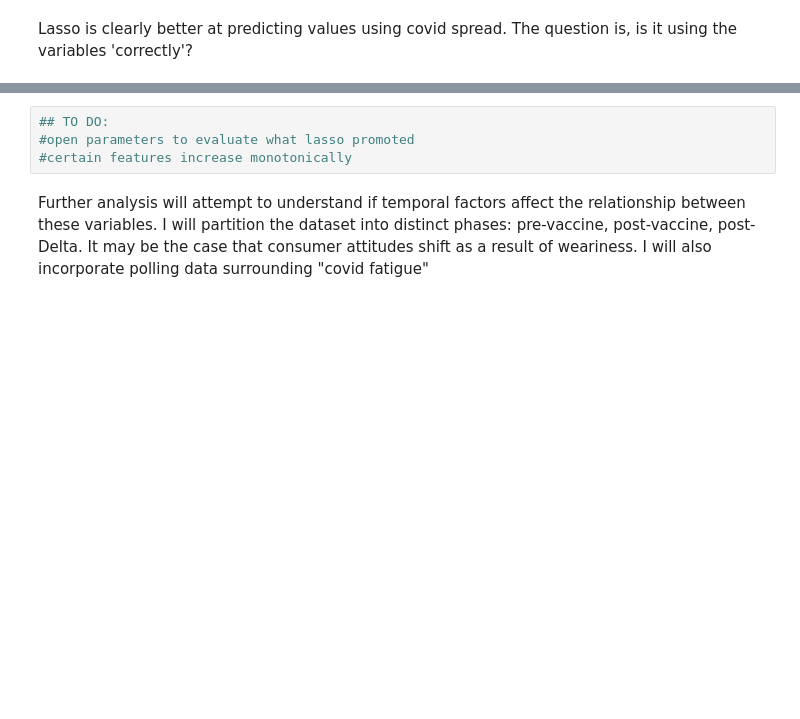
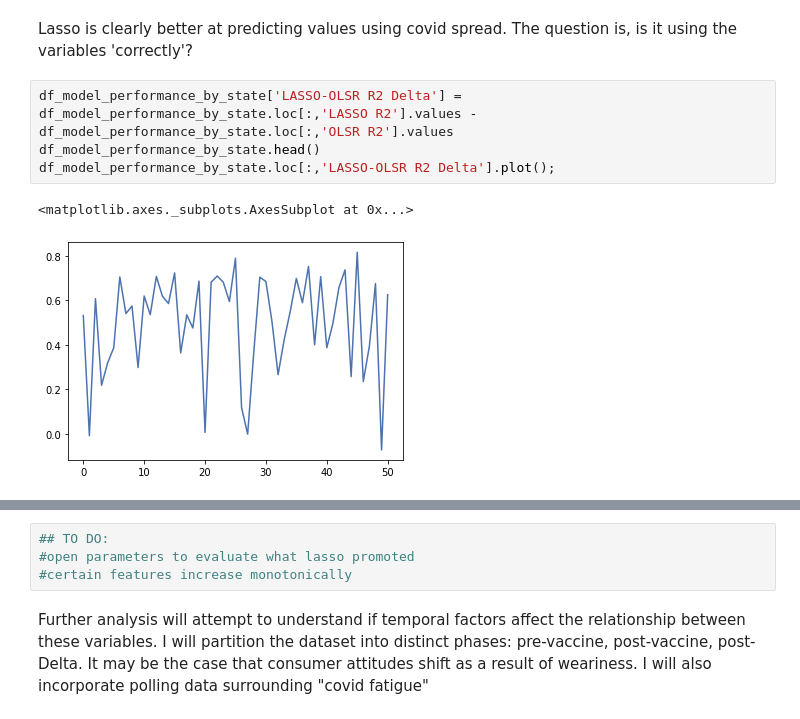
Before and after one commit to cjohnsoncruz/covid_spread_and_business_revenue, a Jupyter notebook: Quantifying_how_Covid_Case_Rates_affect_Business_Revenue.ipynb, the cells around one changed output, grey strips where cells are left out. Drawn from its saved outputs; the diff is of its cells as text; blank space fills up the shorter version.

```diff
--- a/Quantifying_how_Covid_Case_Rates_affect_Business_Revenue.ipynb
+++ b/Quantifying_how_Covid_Case_Rates_affect_Business_Revenue.ipynb
@@ -322,2 +310,9 @@ axs[1].set_title('Distribution of R2 Values for ');
 # %% [markdown]
 Lasso is clearly better at predicting values using covid spread. The question is, is it using the variables 'correctly'?
+# %%
+df_model_performance_by_state['LASSO-OLSR R2 Delta'] =  df_model_performance_by_state.loc[:,'LASSO R2'].values -  df_model_performance_by_state.loc[:,'OLSR R2'].values
+df_model_performance_by_state.head()
+df_model_performance_by_state.loc[:,'LASSO-OLSR R2 Delta'].plot();
+# %% [output]
+<matplotlib.axes._subplots.AxesSubplot at 0x...>
+[figure, added]
```
Also changed, not shown: parts of 11 cells of this notebook.
